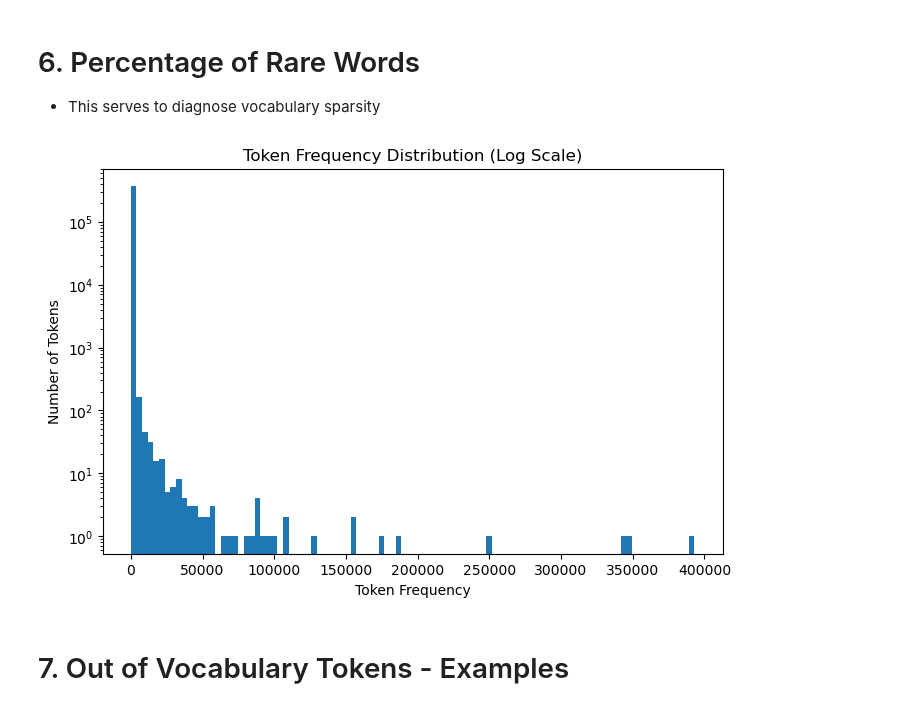
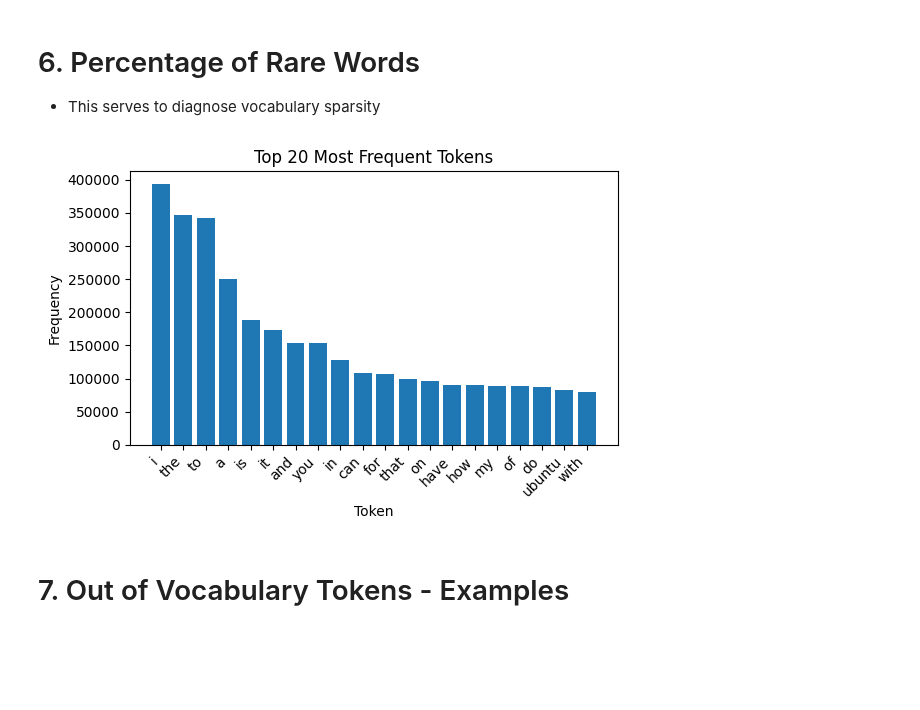
Before and after one commit to dyluc/csck507-ema, a Jupyter notebook: data-analysis.ipynb, the cells around one changed output. Saved outputs shown, nothing was run; the diff lists cells and outputs as text; code cells hidden in the pictures; blank space fills up the shorter version.

```diff
--- a/data-analysis.ipynb
+++ b/data-analysis.ipynb
@@ -219,24 +281,33 @@ Top words kept  In GloVe
 # %%
 from collections import Counter
 import matplotlib.pyplot as plt
-import numpy as np
 
 counter = Counter()
 
 for text in df['text'].dropna():
     tokens = text.lower().split()
     counter.update(tokens)
 
 freqs = list(counter.values())
 
-plt.figure(figsize=(8,5))
-plt.hist(freqs, bins=100, log=True)
-plt.title("Token Frequency Distribution (Log Scale)")
-plt.xlabel("Token Frequency")
-plt.ylabel("Number of Tokens")
+top_n = 20
+most_common = counter.most_common(top_n)
+
+words = [w for w, _ in most_common]
+counts = [c for _, c in most_common]
+
+plt.figure(figsize=(6,4))
+plt.bar(words, counts)
+plt.xticks(rotation=45, ha='right')
+plt.title("Top 20 Most Frequent Tokens")
+plt.xlabel("Token")
+plt.ylabel("Frequency")
+plt.tight_layout()
+os.makedirs("visualisations", exist_ok=True)
+plt.savefig("visualisations/token_frequency_distribution.png", dpi=300)
 plt.show()
 # %% [output]
-[figure, old version]
+[figure, new version]
 # %% [markdown]
 # 7. Out of Vocabulary Tokens - Examples
 # %%
```
Also changed, not shown: parts of 7 cells of this notebook, 7 other files.
